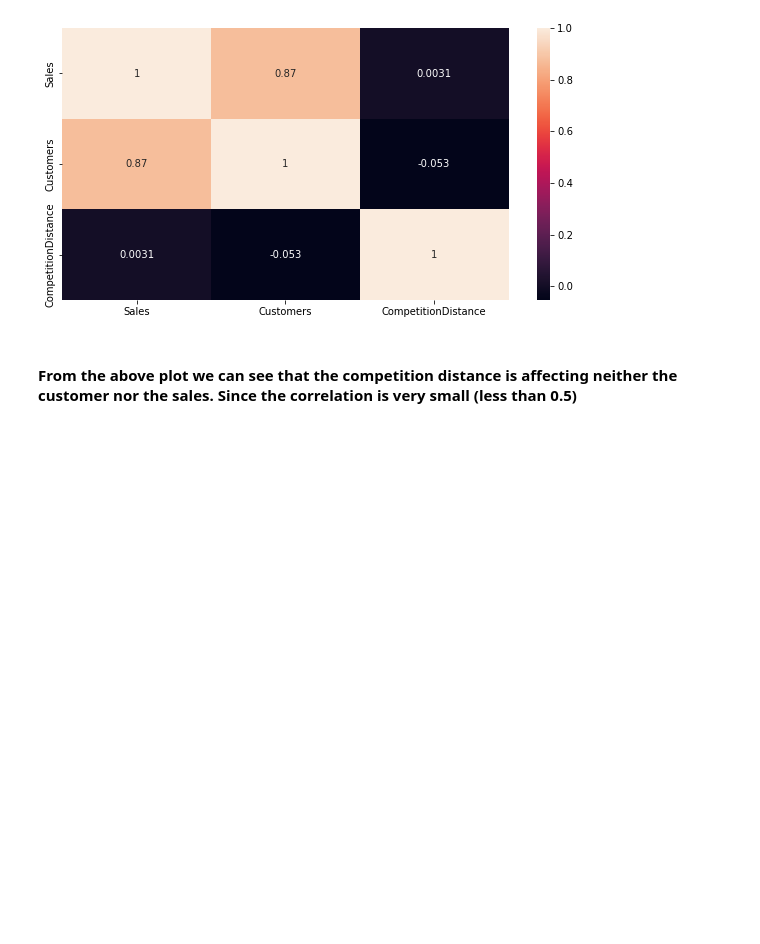
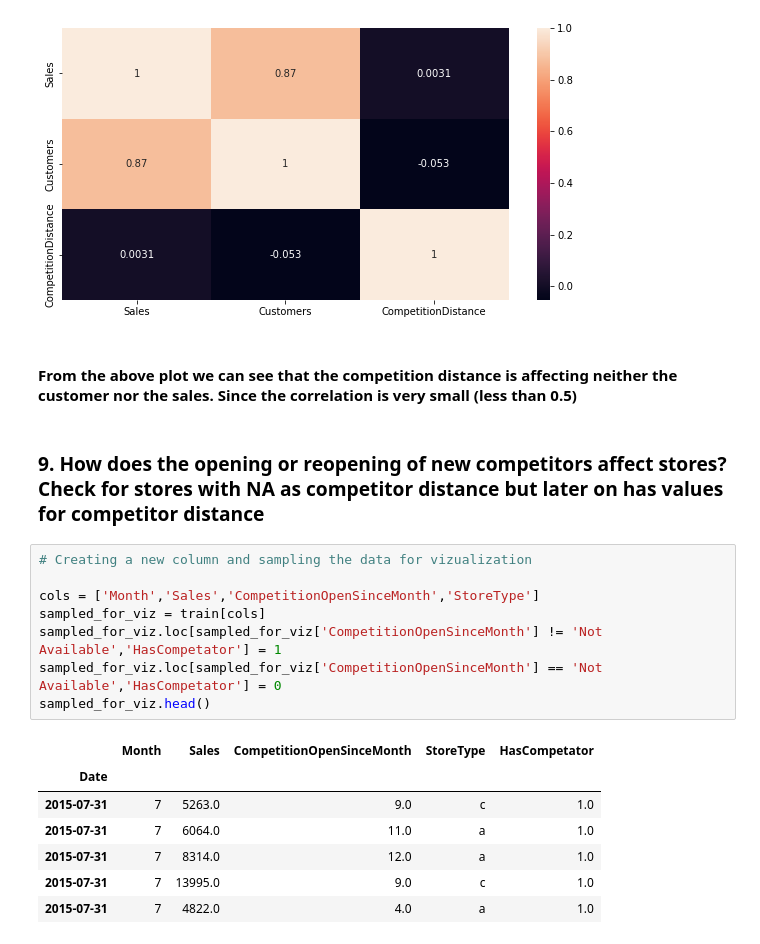
Before and after one commit to Micky373/Sales_forcasting, a Jupyter notebook: notebooks/data_exploration.ipynb, the cells around one changed output. Drawn from its saved outputs; the diff is of its cells as text; blank space fills up the shorter version.

```diff
--- a/notebooks/data_exploration.ipynb
+++ b/notebooks/data_exploration.ipynb
@@ -458,3 +458,21 @@ plt.show()
 [figure]
 # %% [markdown]
 #### From the above plot we can see that the competition distance is affecting neither the customer nor the sales. Since the correlation is very small (less than 0.5)
+# %% [markdown]
+### 9. How does the opening or reopening of new competitors affect stores? Check for stores with NA as competitor distance but later on has values for competitor distance
+# %%
+# Creating a new column and sampling the data for vizualization
+
+cols = ['Month','Sales','CompetitionOpenSinceMonth','StoreType']
+sampled_for_viz = train[cols]
+sampled_for_viz.loc[sampled_for_viz['CompetitionOpenSinceMonth'] != 'Not Available','HasCompetator'] = 1
+sampled_for_viz.loc[sampled_for_viz['CompetitionOpenSinceMonth'] == 'Not Available','HasCompetator'] = 0
+sampled_for_viz.head()
+# %% [output]
+|  | Month | Sales | CompetitionOpenSinceMonth | StoreType | HasCompetator |
+| Date |  |  |  |  |  |
+| 2015-07-31 | 7 | 5263.0 | 9.0 | c | 1.0 |
+| 2015-07-31 | 7 | 6064.0 | 11.0 | a | 1.0 |
+| 2015-07-31 | 7 | 8314.0 | 12.0 | a | 1.0 |
+| 2015-07-31 | 7 | 13995.0 | 9.0 | c | 1.0 |
+| 2015-07-31 | 7 | 4822.0 | 4.0 | a | 1.0 |
```
Also changed, not shown: parts of 3 cells of this notebook, 1 other file.
